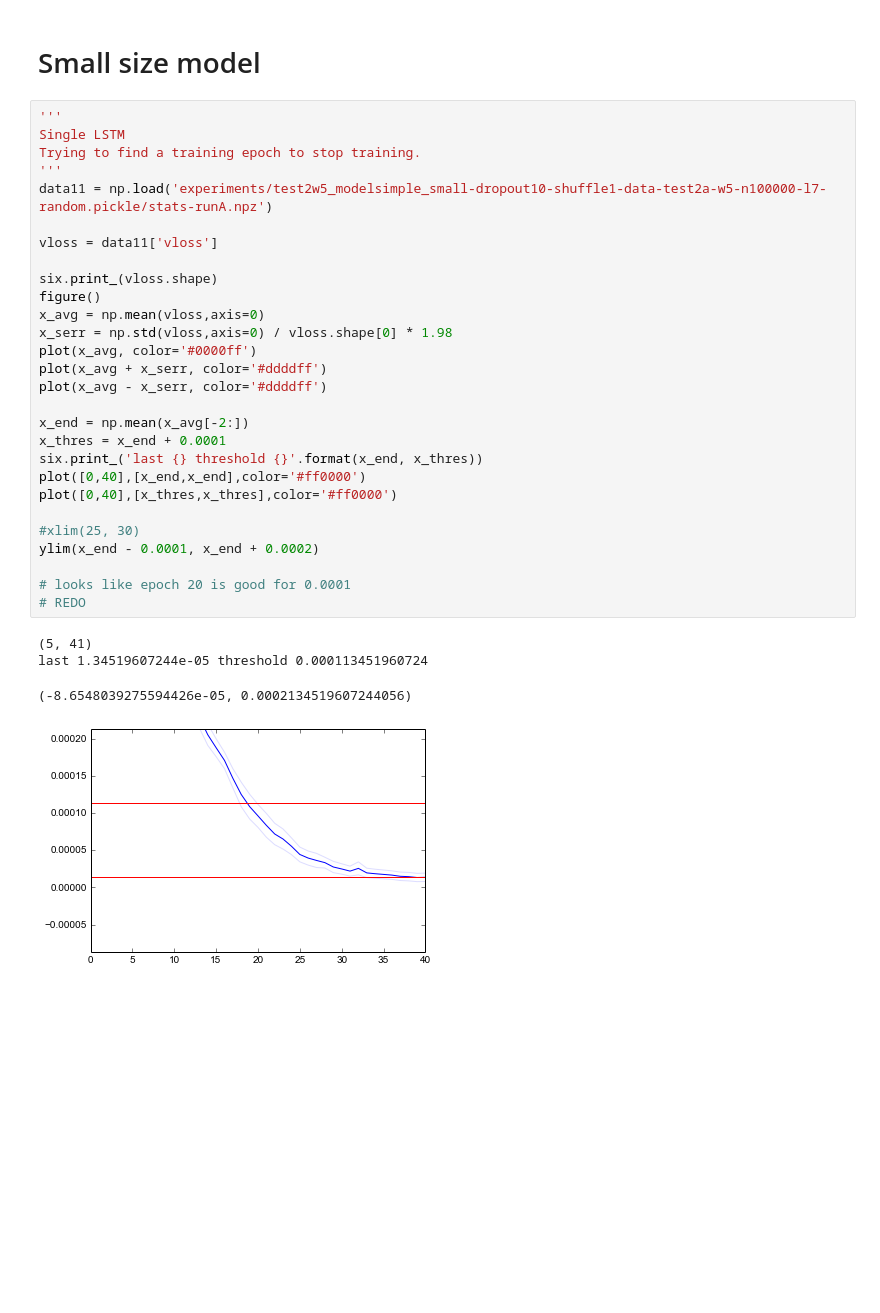
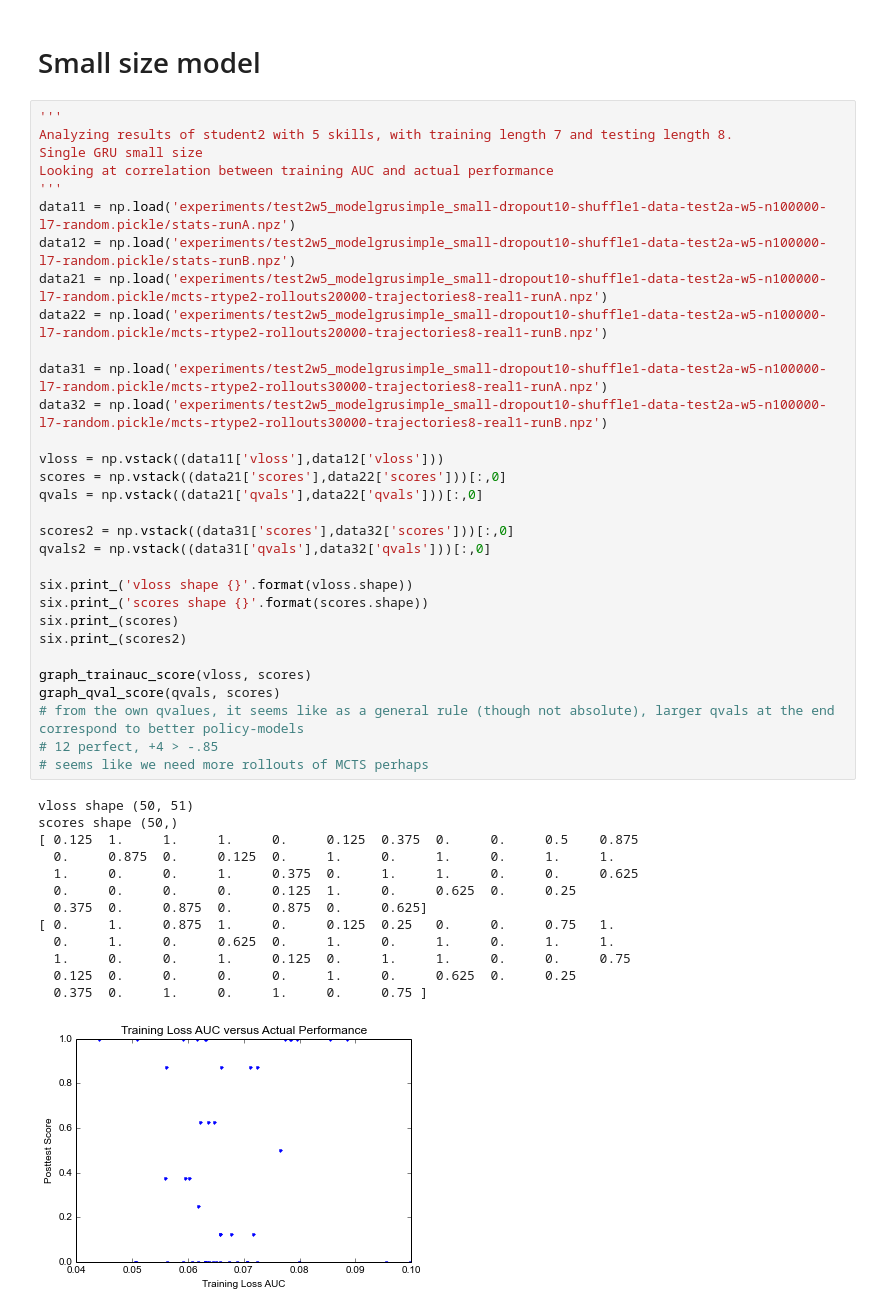
Before and after one commit to lisa-1010/smart-tutor, a Jupyter notebook: code/student2aw5.ipynb, the cells around one changed output. Saved outputs shown, nothing was run; the diff lists cells and outputs as text; blank space fills up the shorter version.

```diff
--- a/code/student2aw5.ipynb
+++ b/code/student2aw5.ipynb
@@ -454,36 +454,48 @@ scores shape (50,)
 [figure]
 # %% [markdown]
 # Small size model
-# %%
-'''
-Single LSTM
-Trying to find a training epoch to stop training.
-'''
-data11 = np.load('experiments/test2w5_modelsimple_small-dropout10-shuffle1-data-test2a-w5-n100000-l7-random.pickle/stats-runA.npz')
-
-vloss = data11['vloss']
-
-six.print_(vloss.shape)
-figure()
-x_avg = np.mean(vloss,axis=0)
-x_serr = np.std(vloss,axis=0) / vloss.shape[0] * 1.98
-plot(x_avg, color='#0000ff')
-plot(x_avg + x_serr, color='#ddddff')
-plot(x_avg - x_serr, color='#ddddff')
-
-x_end = np.mean(x_avg[-2:])
-x_thres = x_end + 0.0001
-six.print_('last {} threshold {}'.format(x_end, x_thres))
-plot([0,40],[x_end,x_end],color='#ff0000')
-plot([0,40],[x_thres,x_thres],color='#ff0000')
-
-#xlim(25, 30)
-ylim(x_end - 0.0001, x_end + 0.0002)
-
-# looks like epoch 20 is good for 0.0001
-# REDO
-# %% [output]
-(5, 41)
-last 1.34519607244e-05 threshold 0.000113451960724
-(-8.6548039275594426e-05, 0.0002134519607244056)
-[figure, removed]
+# %%
+'''
+Analyzing results of student2 with 5 skills, with training length 7 and testing length 8.
+Single GRU small size
+Looking at correlation between training AUC and actual performance
+'''
+data11 = np.load('experiments/test2w5_modelgrusimple_small-dropout10-shuffle1-data-test2a-w5-n100000-l7-random.pickle/stats-runA.npz')
+data12 = np.load('experiments/test2w5_modelgrusimple_small-dropout10-shuffle1-data-test2a-w5-n100000-l7-random.pickle/stats-runB.npz')
+data21 = np.load('experiments/test2w5_modelgrusimple_small-dropout10-shuffle1-data-test2a-w5-n100000-l7-random.pickle/mcts-rtype2-rollouts20000-trajectories8-real1-runA.npz')
+data22 = np.load('experiments/test2w5_modelgrusimple_small-dropout10-shuffle1-data-test2a-w5-n100000-l7-random.pickle/mcts-rtype2-rollouts20000-trajectories8-real1-runB.npz')
+
+data31 = np.load('experiments/test2w5_modelgrusimple_small-dropout10-shuffle1-data-test2a-w5-n100000-l7-random.pickle/mcts-rtype2-rollouts30000-trajectories8-real1-runA.npz')
+data32 = np.load('experiments/test2w5_modelgrusimple_small-dropout10-shuffle1-data-test2a-w5-n100000-l7-random.pickle/mcts-rtype2-rollouts30000-trajectories8-real1-runB.npz')
+
+vloss = np.vstack((data11['vloss'],data12['vloss']))
+scores = np.vstack((data21['scores'],data22['scores']))[:,0]
+qvals = np.vstack((data21['qvals'],data22['qvals']))[:,0]
+
+scores2 = np.vstack((data31['scores'],data32['scores']))[:,0]
+qvals2 = np.vstack((data31['qvals'],data32['qvals']))[:,0]
+
+six.print_('vloss shape {}'.format(vloss.shape))
+six.print_('scores shape {}'.format(scores.shape))
+six.print_(scores)
+six.print_(scores2)
+
+graph_trainauc_score(vloss, scores)
+graph_qval_score(qvals, scores)
+# from the own qvalues, it seems like as a general rule (though not absolute), larger qvals at the end correspond to better policy-models
+# 12 perfect, +4 > -.85
+# seems like we need more rollouts of MCTS perhaps
+# %% [output]
+vloss shape (50, 51)
+scores shape (50,)
+[ 0.125  1.     1.     1.     0.     0.125  0.375  0.     0.     0.5    0.875
+  0.     0.875  0.     0.125  0.     1.     0.     1.     0.     1.     1.
+  1.     0.     0.     1.     0.375  0.     1.     1.     0.     0.     0.625
+  0.     0.     0.     0.     0.125  1.     0.     0.625  0.     0.25
+  0.375  0.     0.875  0.     0.875  0.     0.625]
+[ 0.     1.     0.875  1.     0.     0.125  0.25   0.     0.     0.75   1.
+  0.     1.     0.     0.625  0.     1.     0.     1.     0.     1.     1.
+  1.     0.     0.     1.     0.125  0.     1.     1.     0.     0.     0.75
+  0.125  0.     0.     0.     0.     1.     0.     0.625  0.     0.25
+  0.375  0.     1.     0.     1.     0.     0.75 ]
+[figure, added]
```
Also changed, not shown: parts of 1 cell of this notebook, 4 other files.
